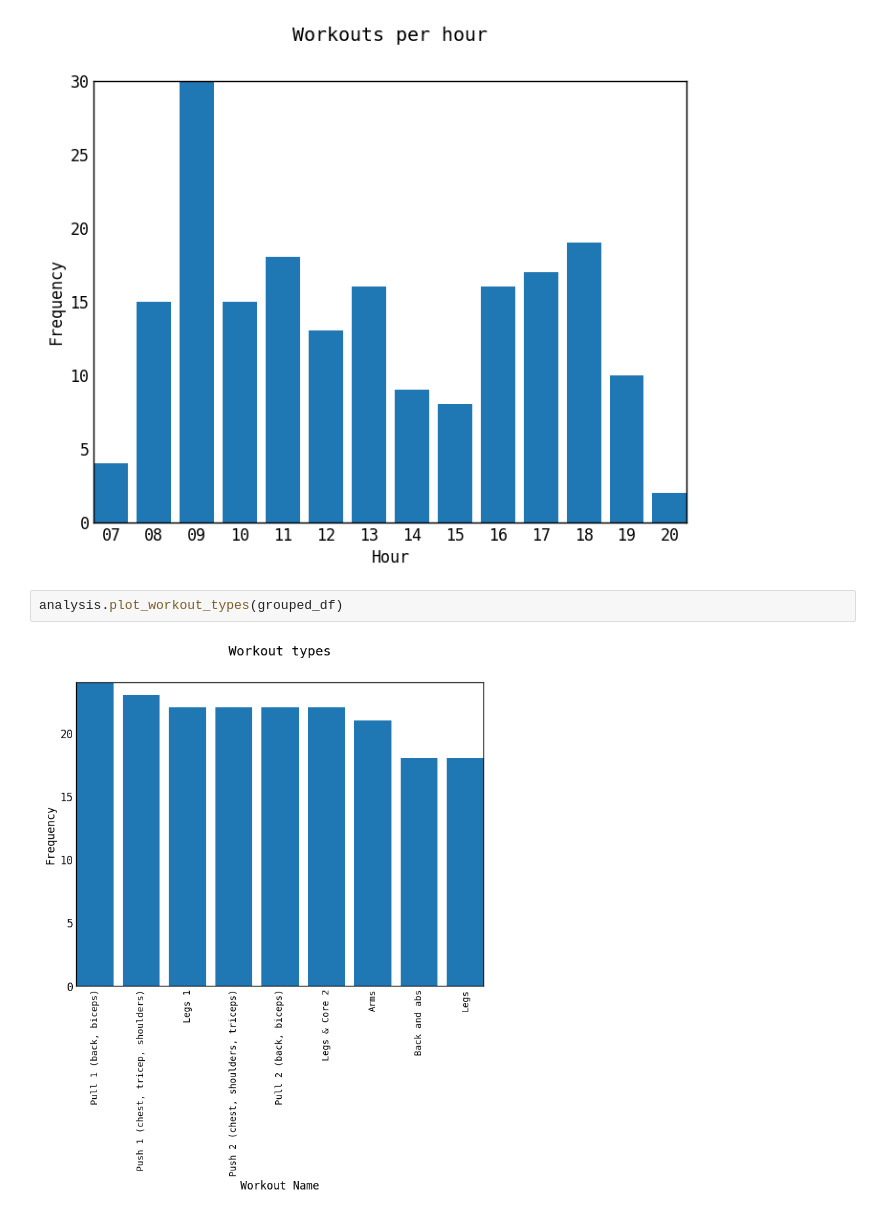
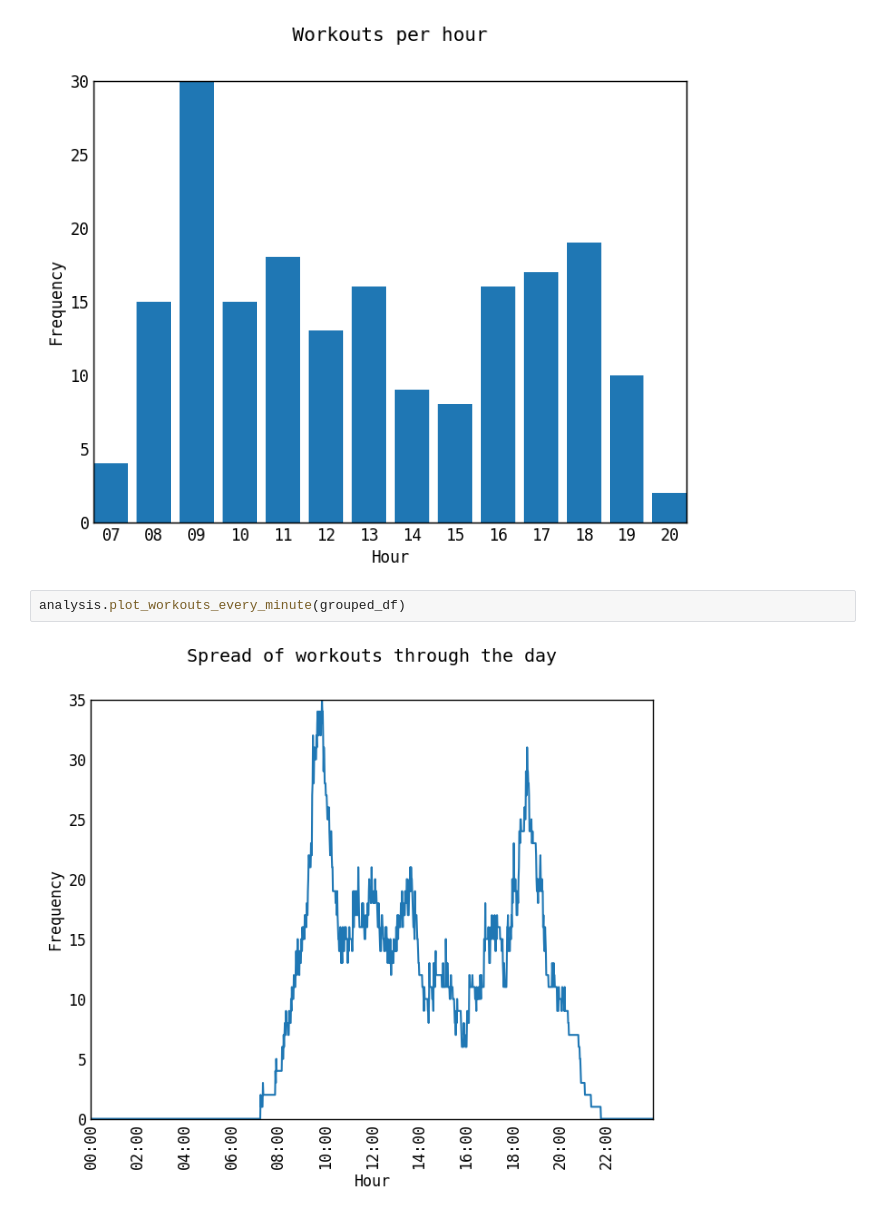
Before and after one commit to Aebel-Shajan/gym-data-analysis, a Jupyter notebook: experimentation.Ipynb, the cells around one changed output. Drawn from its saved outputs; the diff is of its cells as text.

Commit message:
Add plot_workouts_every_minute()

```diff
--- a/experimentation.Ipynb
+++ b/experimentation.Ipynb
@@ -80,6 +80,6 @@ analysis.plot_hourly_workouts(grouped_df)
 # %% [output]
 [figure]
 # %%
-analysis.plot_workout_types(grouped_df)
+analysis.plot_workouts_every_minute(grouped_df)
 # %% [output]
-[figure, old version]
+[figure, new version]
```
Also changed, not shown: parts of 1 cell of this notebook, 1 other file.
